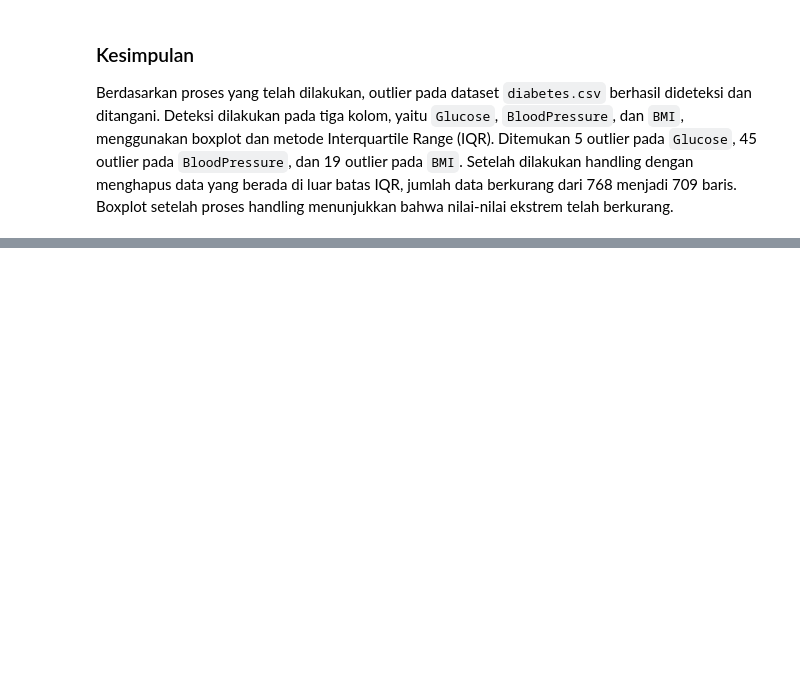
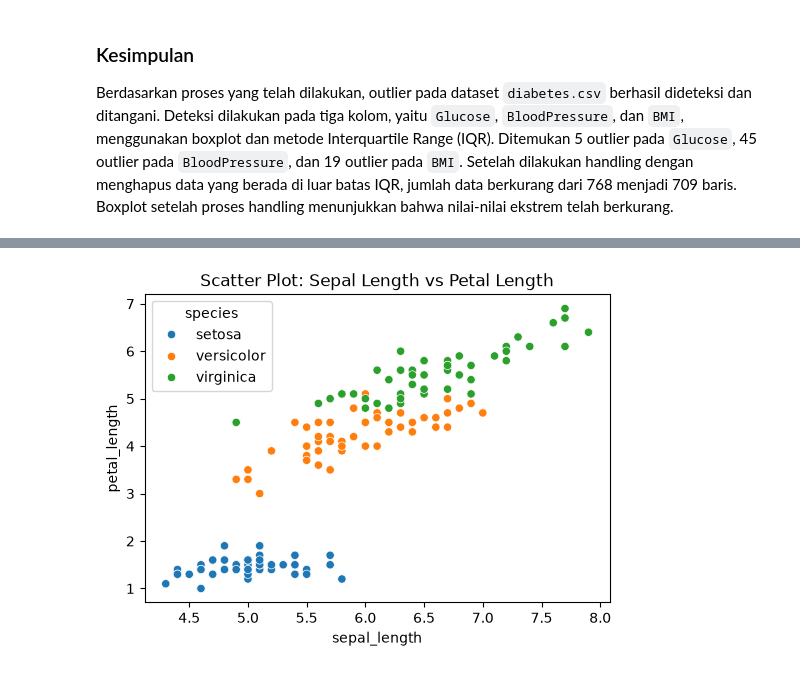
Before and after one commit to aldooo777/Certan, a Jupyter notebook: week 2/sesi 3/tugas_1_42324032_AldoSitorus.ipynb, the cells around one changed output, grey strips where cells are left out. Saved outputs shown, nothing was run; the diff lists cells and outputs as text; code cells hidden in the pictures; blank space fills up the shorter version.

```diff
--- a/week 2/sesi 3/tugas_1_42324032_AldoSitorus.ipynb
+++ b/week 2/sesi 3/tugas_1_42324032_AldoSitorus.ipynb
@@ -577,0 +617,8 @@ Berdasarkan proses yang telah dilakukan, outlier pada dataset `diabetes.csv` ber
+# %%
+# 4. Scatter Plot → Relationship
+plt.figure(figsize=(6,4))
+sns.scatterplot(x="sepal_length", y="petal_length", hue="species", data=df)
+plt.title("Scatter Plot: Sepal Length vs Petal Length")
+plt.show()
+# %% [output]
+[figure, added]
```
Also changed, not shown: parts of 11 cells of this notebook.
